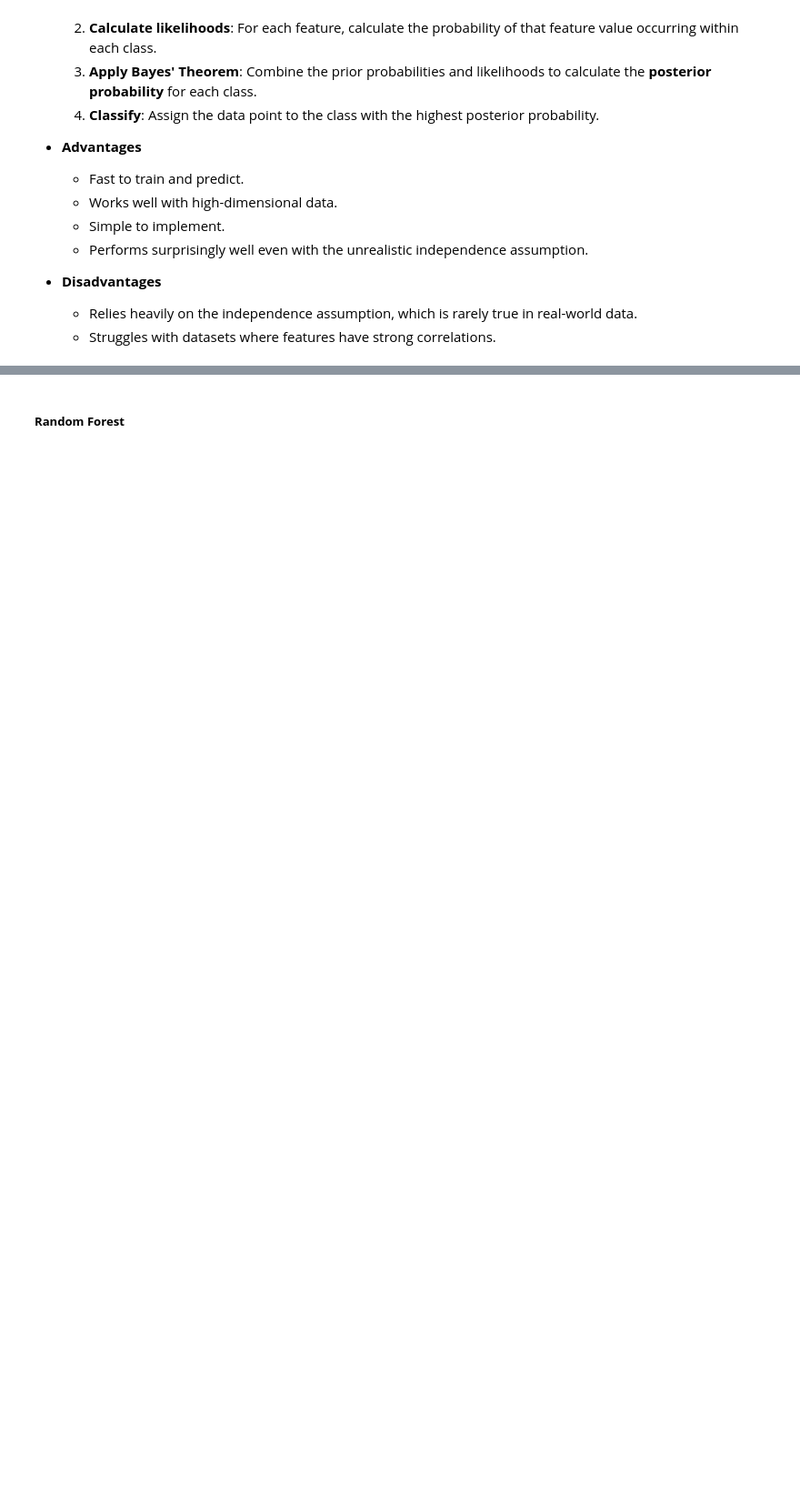
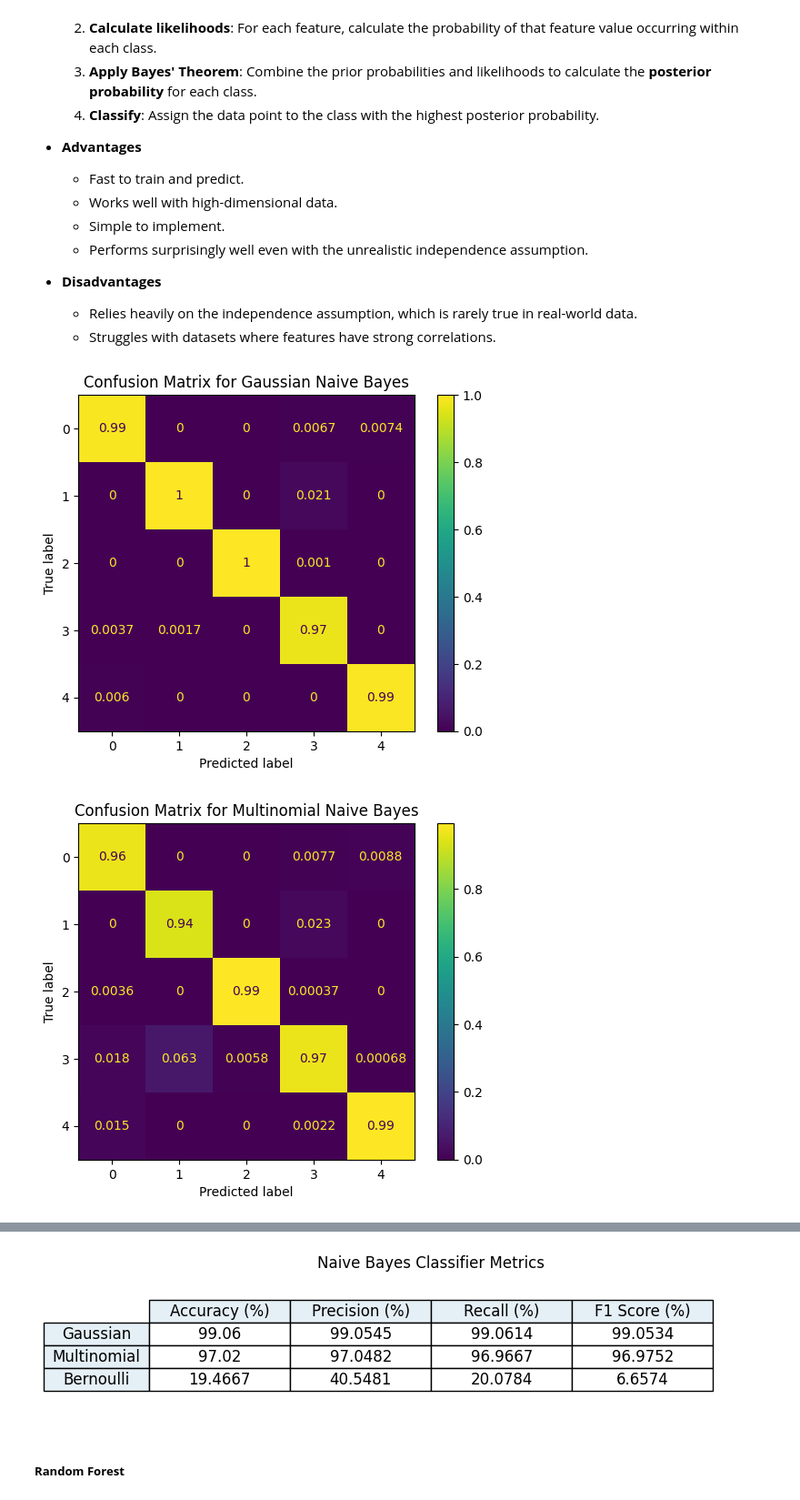
Before and after one commit to Yusufpek/BBM409, a Jupyter notebook: assignment1.ipynb, the cells around one changed output, grey strips where cells are left out. Shown at 91% size. Drawn from its saved outputs; the diff is of its cells as text; code cells hidden in the pictures; blank space fills up the shorter version.

```diff
--- a/assignment1.ipynb
+++ b/assignment1.ipynb
@@ -29,9 +31,9 @@ Define a function for calculation metrices
 # %%
 def get_metric_values(test, pred):
     accuracy = accuracy_score(test, pred, normalize=True)
-    precision = precision_score(test, pred, average='macro')
-    recall = recall_score(test, pred, average='macro')
-    f1_score_value = f1_score(test, pred, average='macro')
+    precision = precision_score(test, pred, average='macro', zero_division=0)
+    recall = recall_score(test, pred, average='macro', zero_division=0)
+    f1_score_value = f1_score(test, pred, average='macro', zero_division=0)
     return accuracy, precision, recall, f1_score_value
 # %% [markdown]
 Define a function for showing metrices
@@ -162,7 +164,7 @@ def weighted_knn_classifier(k):
     # Create a pipeline with an imputer and the weighted kNN classifier
     pipeline = Pipeline([
         ('imputer', SimpleImputer(strategy='mean')),
-        ('knn', KNeighborsClassifier(n_neighbors=k, weights='distance'))
+        ('wknn', KNeighborsClassifier(n_neighbors=k, weights='distance'))
     ])
 
     # Train the classifier
@@ -222,3 +224,55 @@ show_table(weighted_knn_values, [f" K={k} " for k in k_values], "Weighted KNN Cl
 - **Disadvantages**
     - Relies heavily on the independence assumption, which is rarely true in real-world data.
     - Struggles with datasets where features have strong correlations.
+# %%
+nb_values = [GaussianNB(), MultinomialNB(), BernoulliNB()]
+nb_names = ["Gaussian", "Multinomial", "Bernoulli"]
+
+def naive_bayes_classifier(nb_type):
+    # Create a pipeline with an imputer, scaler, and the Naive Bayes classifier
+    pipeline = Pipeline([
+        ('imputer', SimpleImputer(strategy='mean')),
+        ('scaler', MinMaxScaler()),
+        ('nb', nb_type)
+    ])
+
+    # Train the classifier
+    try:
+        pipeline.fit(X_train, y_train)
+    except ValueError as e:
+        print(f"Error: {e}", nb_type)
+        return None
+
+    # Make predictions
+    y_pred = pipeline.predict(X_test)
+
+    # Calculate metrics
+    accuracy, precision, recall, f1_score_value = get_metric_values(y_test, y_pred)
+
+    # Confusion matrix
+    matrix = confusion_matrix(y_test, y_pred, normalize="pred")
+    disp = ConfusionMatrixDisplay(confusion_matrix=matrix)
+    # Plot it with title
+    disp.plot()
+    plt.title(f'Confusion Matrix for {nb_names[nb_values.index(nb_type)]} Naive Bayes')
+    # Show it
+    plt.show()
+
+    # Create a table with metrics
+    values = [round(accuracy * 100, 4), round(precision * 100, 4), round(recall * 100, 4), round(f1_score_value * 100, 4)]
+    return values
+
+
+nb_values_values = []
+# run with Gaussian, Multinomial, Bernoulli
+for nb, name in zip(nb_values, nb_names):
+    values = naive_bayes_classifier(nb)
+    if values:
+        nb_values_values.append(values)
+    else:
+        print(f"Skipping {name} due to error.")
+
+show_table(nb_values_values, nb_names, "Naive Bayes Classifier Metrics")
+# %% [output]
+[figure, added]
+[figure, added]
@@ -225,3 +280,4 @@ show_table(weighted_knn_values, [f" K={k} " for k in k_values], "Weighted KNN Cl
+[figure, added]
 # %% [markdown]
 ##### **Random Forest**
 # %% [markdown]
```
Also changed, not shown: parts of 3 cells of this notebook.
